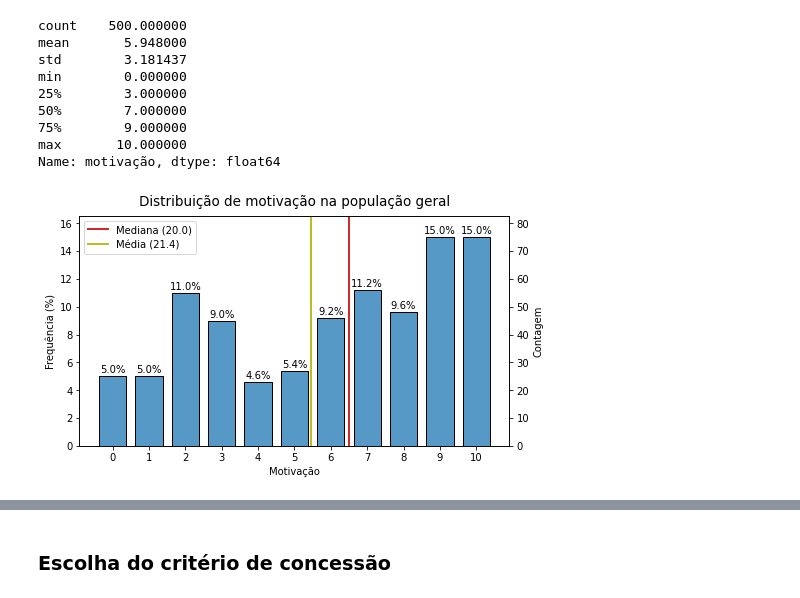
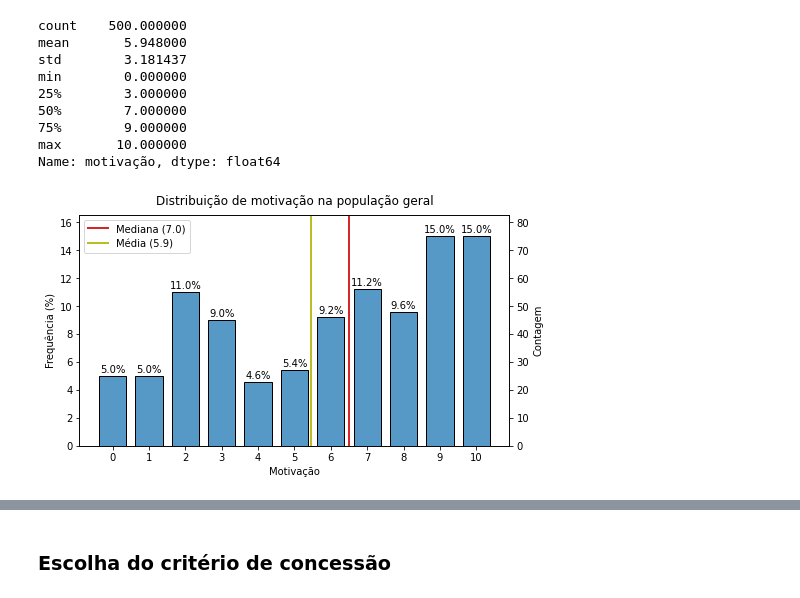
Before and after one commit to jv-porto/computer-aquisition-automation, a Jupyter notebook: projeto.ipynb, the cells around one changed output, grey strips where cells are left out. Saved outputs shown, nothing was run; the diff lists cells and outputs as text; code cells hidden in the pictures.

```diff
--- a/projeto.ipynb
+++ b/projeto.ipynb
@@ -386,37 +440,0 @@ sp_map['count'] = sp_map['count'].fillna(0)
-# %%
-fig, axs = plt.subplots(figsize=(20, 10), constrained_layout=True)
-
-sm = plt.cm.ScalarMappable(cmap='Blues', norm=plt.Normalize(vmin=sp_map['count'].min(), vmax=sp_map['count'].max()))
-
-cbar = fig.colorbar(sm)
-
-sp_map.plot('count', cmap='Blues', ax=axs)
-
-for index, row in sp_map.iterrows():
-    if row['count'] >= sp_map['count'].quantile(0.75):
-        x = row['geometry'].centroid.x
-        if row['NOME_DIST'].title() == 'Republica':
-            x -= 0.012
-        if row['NOME_DIST'].title() == 'Bras':
-            x += 0.009
-
-        y = row['geometry'].centroid.y
-        if row['NOME_DIST'].title() == 'Campo Grande':
-            y -= 0.006
-        elif row['NOME_DIST'].title() == 'Cid Ademar':
-            y += 0.006
-        elif row['NOME_DIST'].title() == 'Sao Mateus':
-            y += 0.004
-        elif row['NOME_DIST'].title() == 'Sapopemba':
-            y -= 0.004
-        plt.annotate(row['NOME_DIST'].title(), xy=(x, y), ha='center')
-
-# points = [Point(eval(coordenada)) for coordenada in data['coordenadas_long_lat']]
-# geo_points = gpd.GeoDataFrame(geometry=points)
-# geo_points.plot(ax=axs, marker='o', color='C3', markersize=5)
-
-axs.set(xlabel='Longitude', ylabel='Latitude')
-axs.set_title('Distribuição espacial da população geral', pad=10, fontdict={'fontsize': 14, 'fontweight': 10})
-plt.show()
-
-fig.savefig('imagens/Distribuição espacial da população geral.svg')
@@ -441,33 +551,33 @@ fig, ax1 = plt.subplots(figsize=(7, 4), constrained_layout=True)
 
 graph = sns.histplot(data['motivação'], bins=np.arange(data['motivação'].min(), data['motivação'].max()+2, 1), ax=ax1, shrink=0.75)
 graph.axvline(data['motivação'].quantile(0.5), label='Mediana', color='C3', linewidth=2, linestyle='-')
 graph.axvline(data['motivação'].mean(), label='Média', color='C8', linewidth=2, linestyle='-')
-graph.legend(labels=[f'Mediana ({data["idade"].quantile(0.5):.1f})', f'Média ({data["idade"].mean():.1f})'])
+graph.legend(labels=[f'Mediana ({data["motivação"].quantile(0.5):.1f})', f'Média ({data["motivação"].mean():.1f})'])
 
 xticks_location = [p.get_x() + p.get_width()/2 for p in ax1.patches]
 graph.set_xticks(xticks_location, range(data['motivação'].min(), data['motivação'].max()+1, 1))
 
 ax2 = ax1.twinx()
 ax1.yaxis.tick_right()
 ax2.yaxis.tick_left()
 ax1.yaxis.set_label_position('right')
 ax2.yaxis.set_label_position('left')
 ax1.set_ylabel('Contagem')
 ax2.set_ylabel('Frequência (%)')
 ax1.set_ylim(ax1.get_ylim()[0], 1.05*ax1.get_ylim()[1])
 ax2.set_ylim(0, 100*(ax1.get_ylim()[1]/data['motivação'].count()))
 
 for p in ax1.patches:
     x = p.get_bbox().get_points()[:,0]
     y = p.get_bbox().get_points()[1,1]
     ax1.annotate('{:.1f}%'.format(100.*y/len(data)), (x.mean(), y+0.5), ha='center', va='bottom', fontsize=10)
     # ax1.annotate(int(y), (x.mean(), y-1), ha='center', va='top')
 
 graph.set(xlabel='Motivação')
-graph.set_title('Distribuição de motivação na população geral', pad=10, fontdict={'fontsize': 13.5, 'fontweight': 10})
+graph.set_title('Distribuição de motivação na população geral', pad=10)
 
 plt.show()
 
 fig.savefig('imagens/Distribuição de motivação na população geral.svg')
 # %% [output]
-[figure, old version]
+[figure, new version]
```
Also changed, not shown: parts of 60 cells of this notebook, 11 other files.
